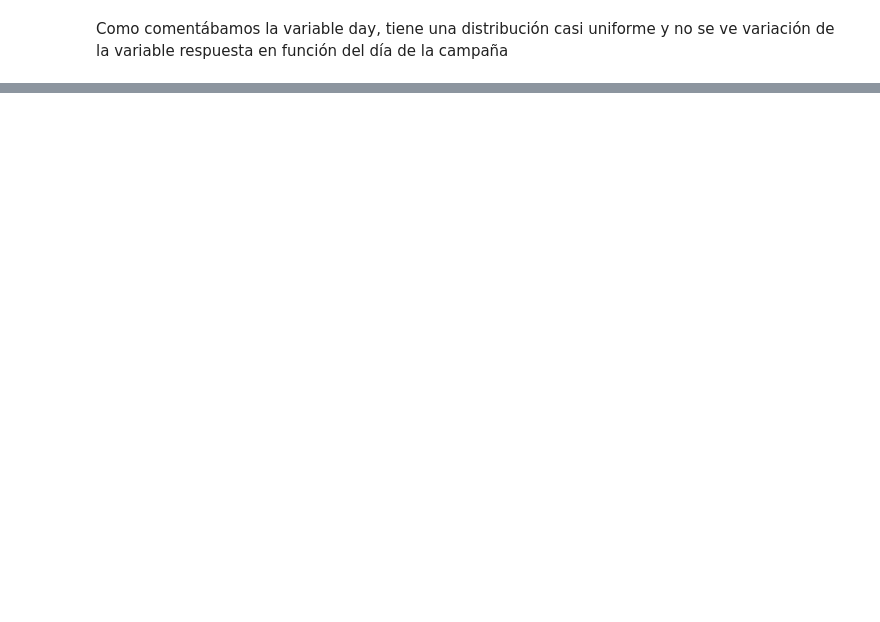
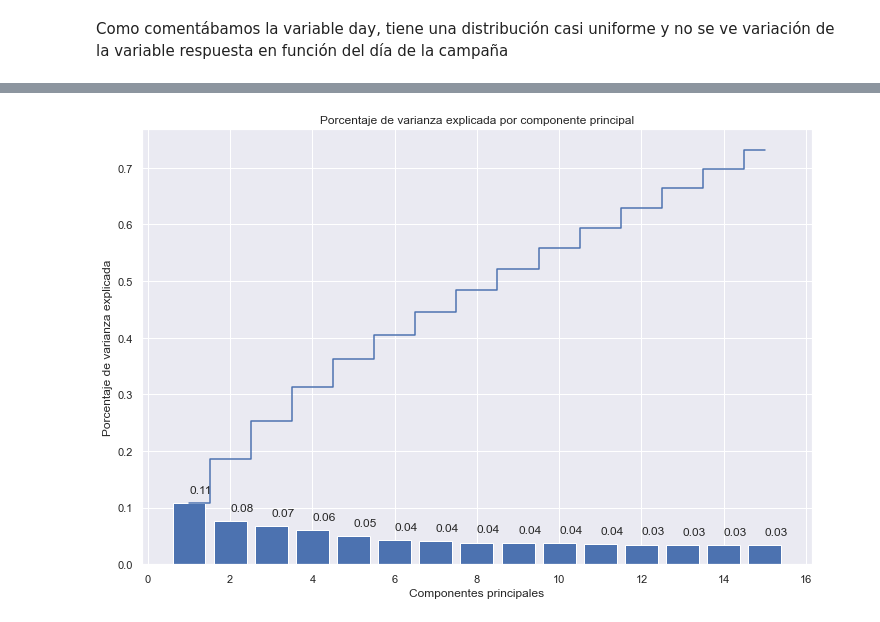
Before and after one commit to dquesada10/Git_Proyectos_Equipo2, a Jupyter notebook: 07. Machine Learning I/Banking_Dataset_Analysis.ipynb, the cells around one changed output, grey strips where cells are left out. Cells and saved outputs as stored; diff of their text form; code cells hidden in the pictures; blank space fills up the shorter version.

```diff
--- a/07. Machine Learning I/Banking_Dataset_Analysis.ipynb
+++ b/07. Machine Learning I/Banking_Dataset_Analysis.ipynb
@@ -860,0 +984,33 @@ df_encoded
+# %%
+#Aplicamos PCA de froma que nos de el número de componentes necesario que representan el 70% de la varianza
+pca = PCA(n_components=0.7)
+components = pca.fit_transform(X_nor)
+# %%
+#Representación gráfica
+var_ratios = list(pca.explained_variance_ratio_)
+cumulative_var = list(np.cumsum(pca.explained_variance_ratio_))
+
+fig, ax = plt.subplots(nrows=1, ncols=1, figsize=(12, 8))
+
+ax.bar(
+    x      = np.arange(pca.n_components_) + 1,
+    height = var_ratios
+)
+
+for x, y in zip(np.arange(len(pd.DataFrame(df_encoded).columns)) + 1, var_ratios):
+    label = round(y, 2)
+    ax.annotate(
+        label,
+        (x,y),
+        textcoords="offset points",
+        xytext=(0,10),
+    )
+
+ax.step(np.arange(pca.n_components_) + 1, cumulative_var, where='mid')
+
+plt.xlabel('Componentes principales')
+plt.ylabel('Porcentaje de varianza explicada')
+plt.title('Porcentaje de varianza explicada por componente principal')
+plt.show()
+# %% [output]
+[figure, added]
```
Also changed, not shown: parts of 60 cells of this notebook.
